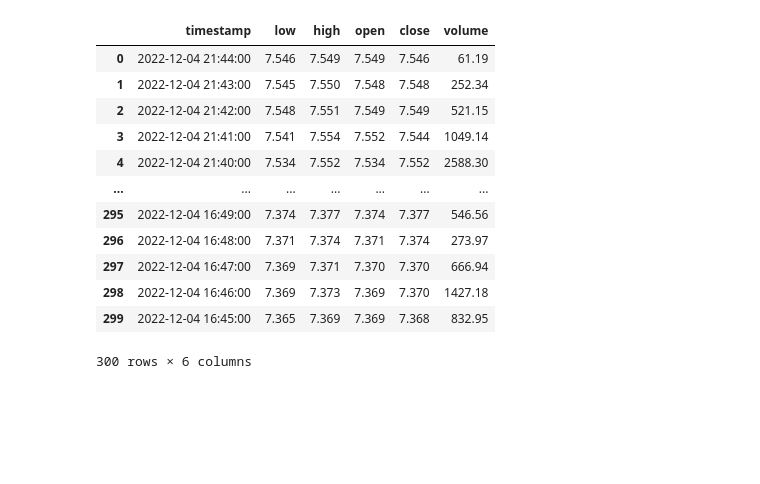
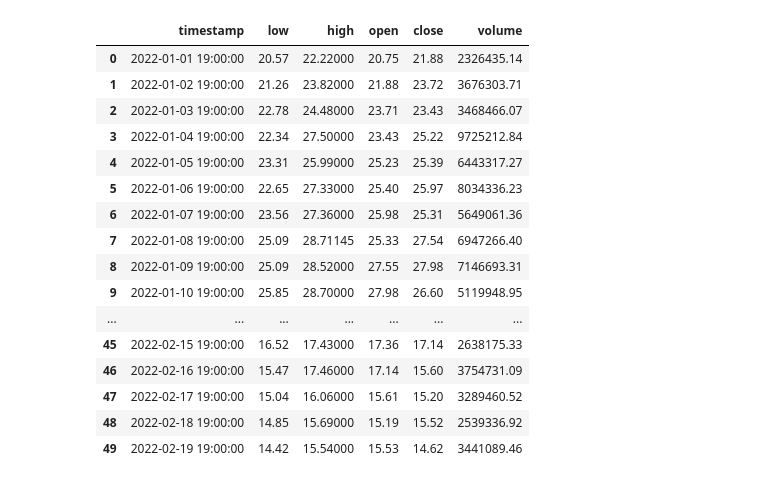
Before and after one commit to huey-nibiru/chainlink-analysis, a Jupyter notebook: coinbase/coinbase_data.ipynb, the cells around one changed output. Cells and saved outputs as stored; diff of their text form; code cells hidden in the pictures; blank space fills up the shorter version.

```diff
--- a/coinbase/coinbase_data.ipynb
+++ b/coinbase/coinbase_data.ipynb
@@ -6,17 +7,34 @@ import requests, datetime
 api_key = "abRJTjZ5f940NqDm"
 api_secret = "iZUizAftYAExBKIFktworjDksAWajsHU"
 client = Client(api_key, api_secret)
+# %%
+def get_candles(start, end):
+    url = "https://api.exchange.coinbase.com"
+    sym = "LINK-USD"
+    barSize = "86400"
+    timeStart = start.isoformat()
+    timeEnd = end.isoformat()
+    parameters = {
+        "start":timeStart,
+        "end":timeEnd,
+        "granularity":barSize
+    }
+
+    data = requests.get(f"{url}/products/{sym}/candles",
+                        params=parameters,
+                        headers= {"accept": "application/json"})
+    return data
 # %%
-
-url = "https://api.exchange.coinbase.com/products/LINK-USD/candles"
-response = requests.get(url)
-kline_data  = eval(response.text)
-headers = ["timestamp", "low", "high", "open", "close", "volume"]
-df = pd.DataFrame(data=kline_data, columns=headers)
-
-
-# Create a datetime object from the Unix time
-#df["timestamp"] = datetime.datetime.fromtimestamp(df["timestamp"])
-df["timestamp"] = df["timestamp"].astype(int)
-for i in range(len(df["timestamp"])):
-    df["timestamp"][i] = datetime.datetime.fromtimestamp(df["timestamp"][i])
+def kline_to_df(start, end):
+    kline_data  = eval(get_candles(start,end).text)
+    headers = ["timestamp", "low", "high", "open", "close", "volume"]
+    df = pd.DataFrame(data=kline_data, columns=headers)
+    df["timestamp"] = df["timestamp"].astype(int)
+    for i in range(len(df["timestamp"])):
+        df["timestamp"][i] = dt.fromtimestamp(df["timestamp"][i])
+    df.iloc[:] = df.iloc[::-1].values
+    return df
+# %%
+df1 = kline_to_df( dt(2022, 1, 2, 0, 0, 0, 0),dt(2022, 7, 1, 0, 0, 0, 0) )
+df2 = kline_to_df( dt(2022, 7, 2, 0, 0, 0, 0),dt.now() )
+df = pd.concat([df1, df2], axis=0)
@@ -23,16 +50,20 @@ for i in range(len(df["timestamp"])):
 # %%
-df
+df.iloc[:50]
 # %% [output]
 |  | timestamp | low | high | open | close | volume |
-| 0 | 2022-12-04 21:44:00 | 7.546 | 7.549 | 7.549 | 7.546 | 61.19 |
-| 1 | 2022-12-04 21:43:00 | 7.545 | 7.550 | 7.548 | 7.548 | 252.34 |
-| 2 | 2022-12-04 21:42:00 | 7.548 | 7.551 | 7.549 | 7.549 | 521.15 |
-| 3 | 2022-12-04 21:41:00 | 7.541 | 7.554 | 7.552 | 7.544 | 1049.14 |
-| 4 | 2022-12-04 21:40:00 | 7.534 | 7.552 | 7.534 | 7.552 | 2588.30 |
+| 0 | 2022-01-01 19:00:00 | 20.57 | 22.22000 | 20.75 | 21.88 | 2326435.14 |
+| 1 | 2022-01-02 19:00:00 | 21.26 | 23.82000 | 21.88 | 23.72 | 3676303.71 |
+| 2 | 2022-01-03 19:00:00 | 22.78 | 24.48000 | 23.71 | 23.43 | 3468466.07 |
+| 3 | 2022-01-04 19:00:00 | 22.34 | 27.50000 | 23.43 | 25.22 | 9725212.84 |
+| 4 | 2022-01-05 19:00:00 | 23.31 | 25.99000 | 25.23 | 25.39 | 6443317.27 |
+| 5 | 2022-01-06 19:00:00 | 22.65 | 27.33000 | 25.40 | 25.97 | 8034336.23 |
+| 6 | 2022-01-07 19:00:00 | 23.56 | 27.36000 | 25.98 | 25.31 | 5649061.36 |
+| 7 | 2022-01-08 19:00:00 | 25.09 | 28.71145 | 25.33 | 27.54 | 6947266.40 |
+| 8 | 2022-01-09 19:00:00 | 25.09 | 28.52000 | 27.55 | 27.98 | 7146693.31 |
+| 9 | 2022-01-10 19:00:00 | 25.85 | 28.70000 | 27.98 | 26.60 | 5119948.95 |
 | ... | ... | ... | ... | ... | ... | ... |
-| 295 | 2022-12-04 16:49:00 | 7.374 | 7.377 | 7.374 | 7.377 | 546.56 |
-| 296 | 2022-12-04 16:48:00 | 7.371 | 7.374 | 7.371 | 7.374 | 273.97 |
-| 297 | 2022-12-04 16:47:00 | 7.369 | 7.371 | 7.370 | 7.370 | 666.94 |
-| 298 | 2022-12-04 16:46:00 | 7.369 | 7.373 | 7.369 | 7.370 | 1427.18 |
-| 299 | 2022-12-04 16:45:00 | 7.365 | 7.369 | 7.369 | 7.368 | 832.95 |
+| 45 | 2022-02-15 19:00:00 | 16.52 | 17.43000 | 17.36 | 17.14 | 2638175.33 |
+| 46 | 2022-02-16 19:00:00 | 15.47 | 17.46000 | 17.14 | 15.60 | 3754731.09 |
+| 47 | 2022-02-17 19:00:00 | 15.04 | 16.06000 | 15.61 | 15.20 | 3289460.52 |
+| 48 | 2022-02-18 19:00:00 | 14.85 | 15.69000 | 15.19 | 15.52 | 2539336.92 |
+| 49 | 2022-02-19 19:00:00 | 14.42 | 15.54000 | 15.53 | 14.62 | 3441089.46 |
-300 rows × 6 columns
```
Also changed, not shown: parts of 5 cells of this notebook.
